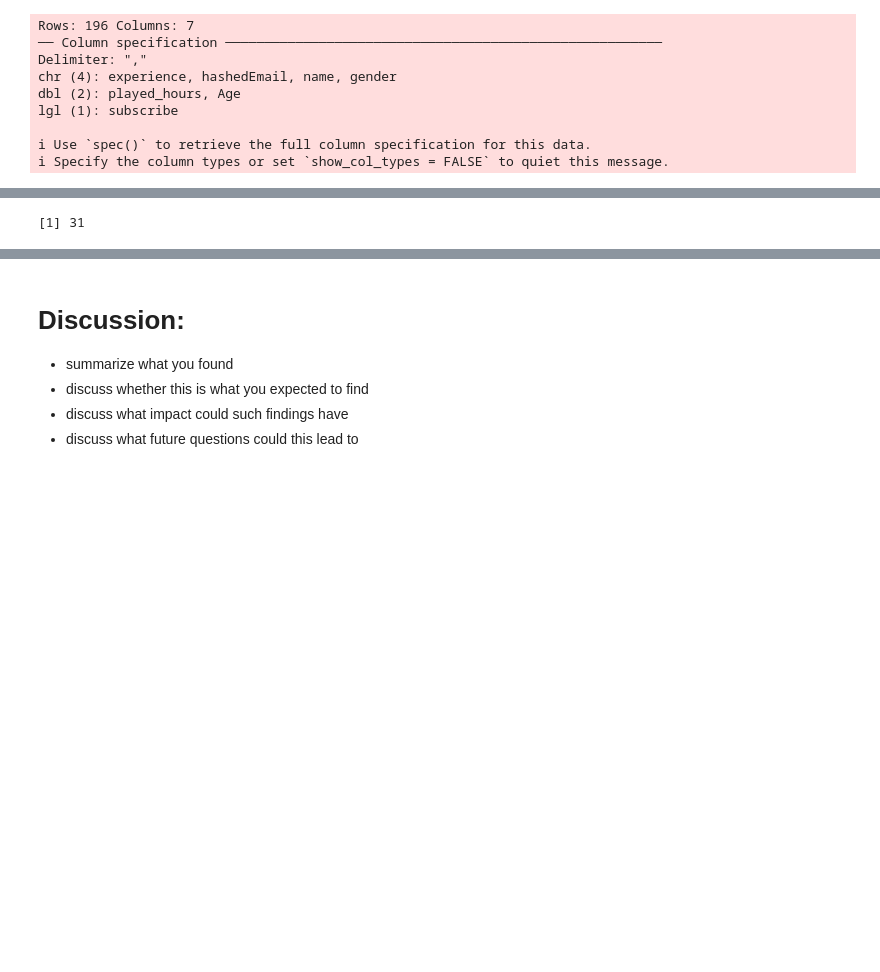
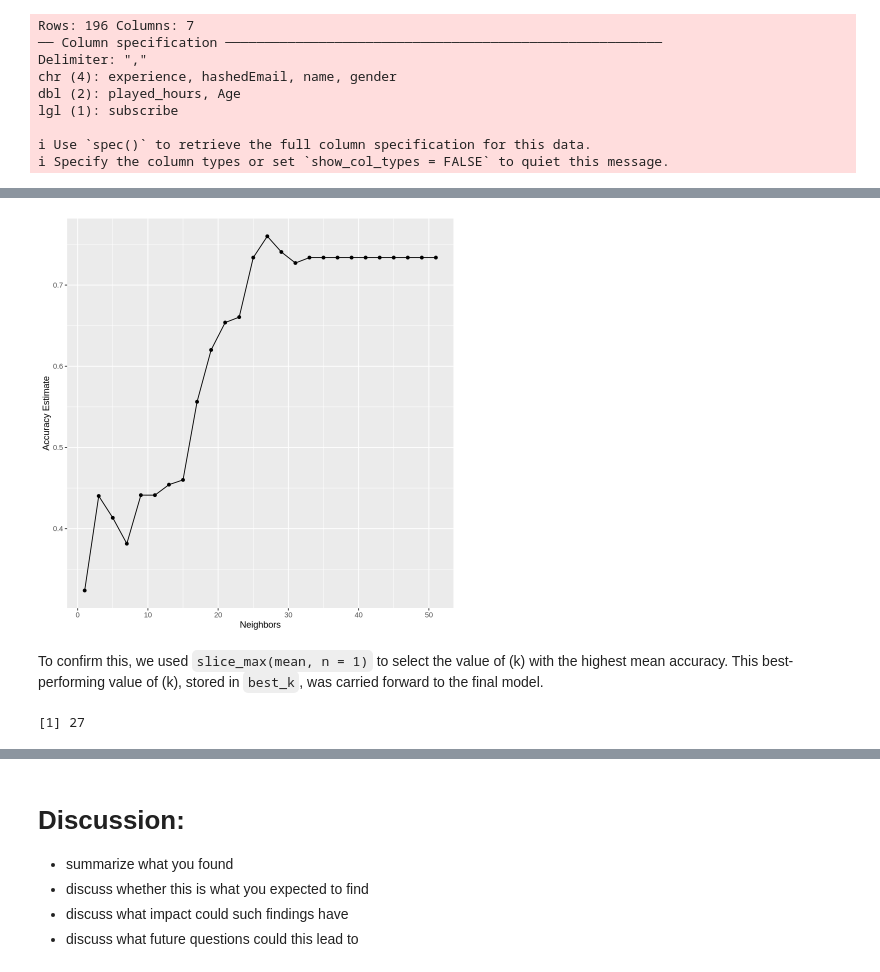
Before and after one commit to calentynes/dsci_group_project, a Jupyter notebook: group_project.ipynb, the cells around one changed output, grey strips where cells are left out. Cells and saved outputs as stored; diff of their text form; code cells hidden in the pictures; blank space fills up the shorter version.

```diff
--- a/group_project.ipynb
+++ b/group_project.ipynb
@@ -125,9 +146,20 @@ knn_results <- players_wflow |>
 # %%
 best_k <- knn_results |>
-  filter(.metric == "accuracy") |>
-  slice_max(mean, n = 1) |>
-  pull(neighbors)
+  filter(.metric == "accuracy")
 
-best_k
+best_k_plot <- ggplot(best_k, aes(x = neighbors, y = mean)) +
+    geom_point() +
+    geom_line() +
+    labs(x = "Neighbors", y = "Accuracy Estimate", title = "Figure 2. Accuracy estimate of k values")
 # %% [output]
-[1] 31
+[figure, added]
+# %% [markdown]
+To confirm this, we used `slice_max(mean, n = 1)` to select the value of \(k\) with the highest mean accuracy. This best-performing value of \(k\), stored in `best_k`, was carried forward to the final model.
+# %%
+best_k <- knn_results |>
+        slice_max(mean, n = 1) |>
+        pull(neighbors)
+
+best_k
+# %% [output]
+[1] 27
```
Also changed, not shown: parts of 16 cells of this notebook.
